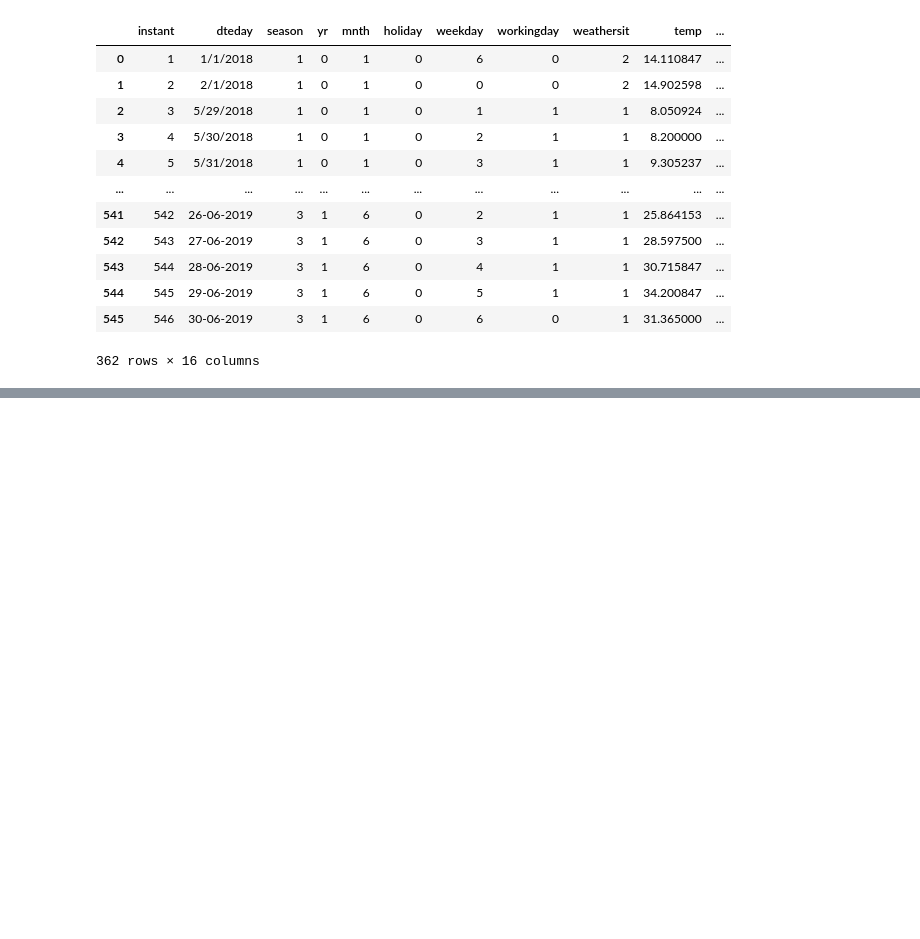
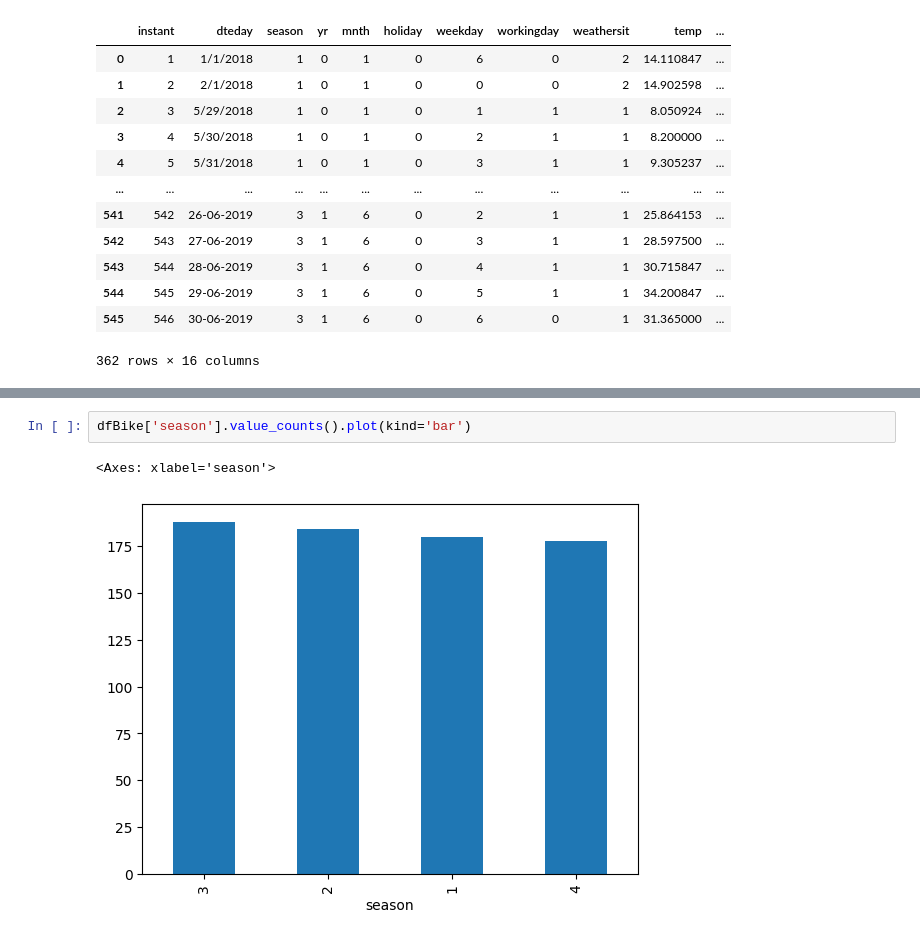
Before and after one commit to mail4mukund/Logicmojo-AI-ML-Sept25-mail4mukund, a Jupyter notebook: Pandas/pandas_Advance.ipynb, the cells around one changed output, grey strips where cells are left out. Saved outputs shown, nothing was run; the diff lists cells and outputs as text; blank space fills up the shorter version.

```diff
--- a/Pandas/pandas_Advance.ipynb
+++ b/Pandas/pandas_Advance.ipynb
@@ -61,0 +266,5 @@ dfBike_secondHalf.describe()
+# %%
+dfBike['season'].value_counts().plot(kind='bar')
+# %% [output]
+<Axes: xlabel='season'>
+[figure, added]
```
Also changed, not shown: parts of 28 cells of this notebook, 3 other files.
